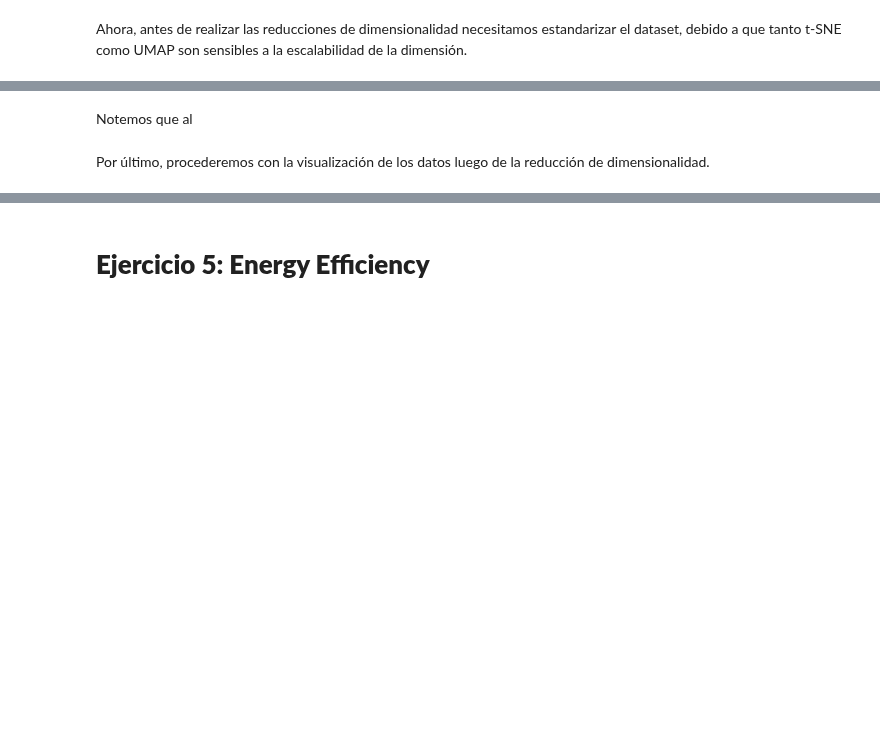
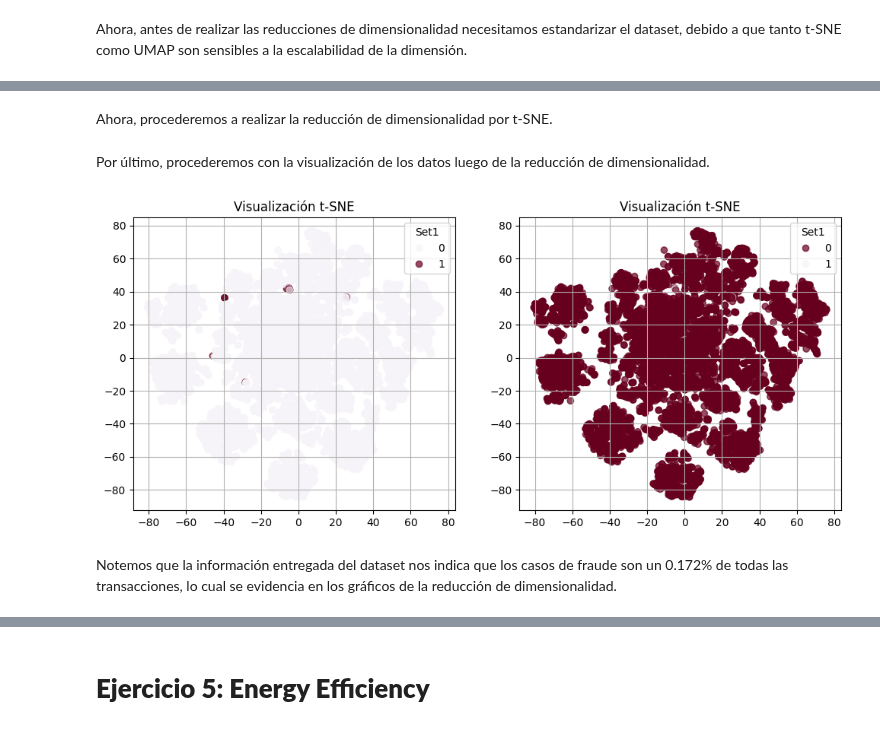
Before and after one commit to Kevin2558/Data_Science_Borrador, a Jupyter notebook: 01_Fundamentos/Tarea_2.ipynb, the cells around one changed output, grey strips where cells are left out. Saved outputs shown, nothing was run; the diff lists cells and outputs as text; code cells hidden in the pictures; blank space fills up the shorter version.

```diff
--- a/01_Fundamentos/Tarea_2.ipynb
+++ b/01_Fundamentos/Tarea_2.ipynb
@@ -435,11 +443,13 @@ Partiremos usando TSNE. Este es un modelo no lineal, por lo que se ocupa una met
+# %%
+X_scaled_2,_, y,_ = train_test_split(X_scaled, y, test_size=0.965,random_state = 42, stratify=y)
+# %% [markdown]
+Ahora, procederemos a realizar la reducción de dimensionalidad por t-SNE.
 # %%
 tsne = TSNE(n_components=2, # Numero de componentes
             perplexity=48, # Vecinos cercanos
             learning_rate=200, # Taza de aprendizaje
             random_state=42) # Semilla
 
-X_tsne = tsne.fit_transform(X_scaled)
+X_tsne = tsne.fit_transform(X_scaled_2)
-# %% [markdown]
-Notemos que al
 # %% [markdown]
 Por último, procederemos con la visualización de los datos luego de la reducción de dimensionalidad.
@@ -452,0 +456,18 @@ plt.show()
+# %%
+fig, axs = plt.subplots(1, 2, figsize=(12, 5))
+
+scatter_ax0 = axs[0].scatter(X_tsne[:, 0], X_tsne[:, 1], c=y, cmap='PuRd', alpha=0.7)
+axs[0].legend(*scatter_ax0.legend_elements(), title="Set1")
+axs[0].set_title('Visualización t-SNE')
+axs[0].grid(True)
+
+scatter_ax1 = axs[1].scatter(X_tsne[:, 0], X_tsne[:, 1], c=y, cmap='PuRd_r', alpha=0.7)
+axs[1].legend(*scatter_ax1.legend_elements(), title="Set1")
+axs[1].set_title('Visualización t-SNE')
+axs[1].grid(True)
+
+plt.show()
+# %% [output]
+[figure, added]
+# %% [markdown]
+Notemos que la información entregada del dataset nos indica que los casos de fraude son un 0.172% de todas las transacciones, lo cual se evidencia en los gráficos de la reducción de dimensionalidad.
```
Also changed, not shown: parts of 13 cells of this notebook.
